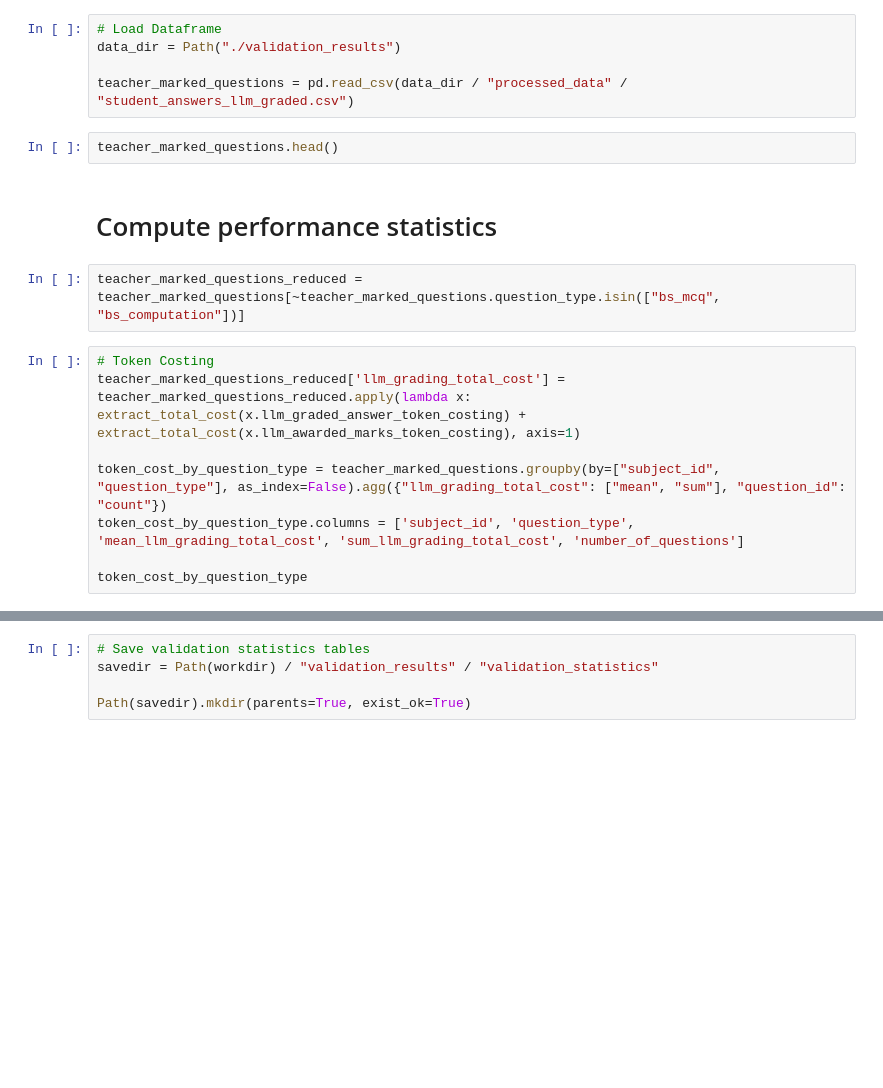
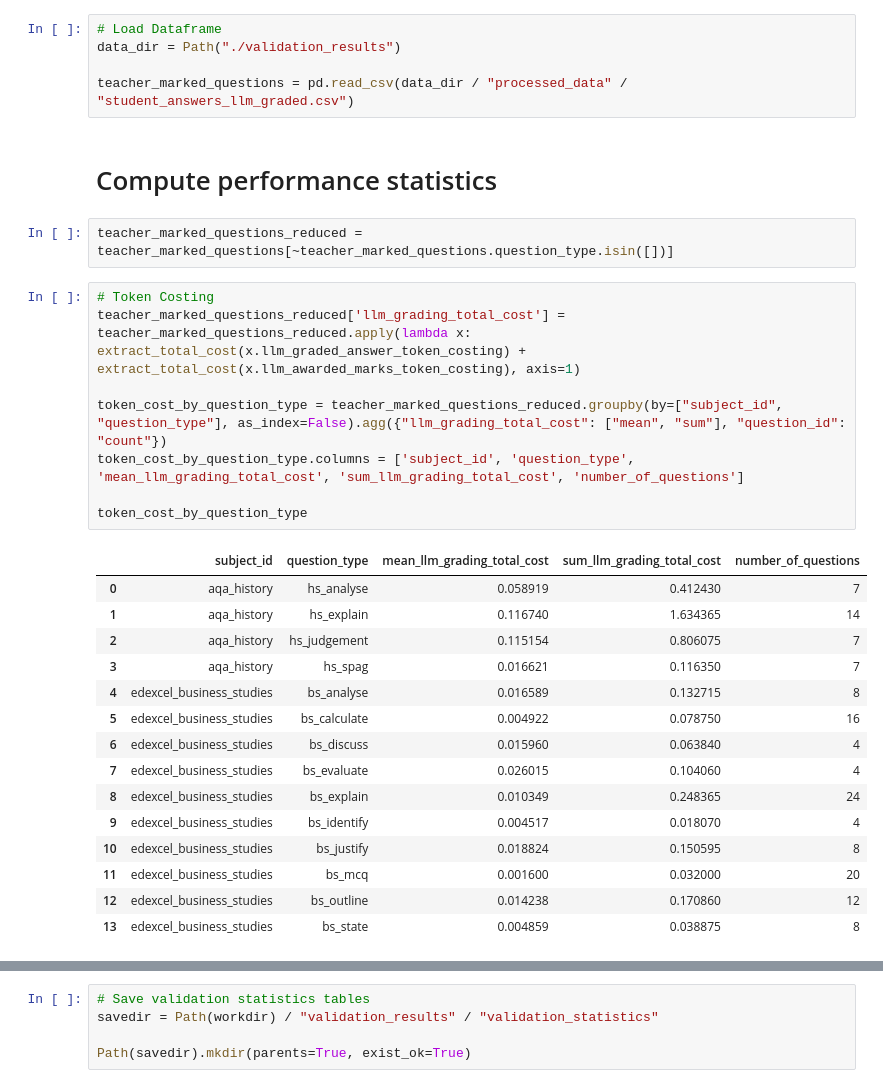
Before and after one commit to Equaite/audenshaw_exam_validation, a Jupyter notebook: question_validation/llm_question_validation.ipynb, the cells around one changed output, grey strips where cells are left out. Drawn from its saved outputs; the diff is of its cells as text; blank space fills up the shorter version.

```diff
--- a/question_validation/llm_question_validation.ipynb
+++ b/question_validation/llm_question_validation.ipynb
@@ -35,17 +41,31 @@ os.getcwd()
 data_dir = Path("./validation_results")
 
 teacher_marked_questions = pd.read_csv(data_dir / "processed_data" / "student_answers_llm_graded.csv")
-# %%
-teacher_marked_questions.head()
 # %% [markdown]
 # Compute performance statistics
 # %%
-teacher_marked_questions_reduced = teacher_marked_questions[~teacher_marked_questions.question_type.isin(["bs_mcq", "bs_computation"])]
+teacher_marked_questions_reduced = teacher_marked_questions[~teacher_marked_questions.question_type.isin([])]
 # %%
 # Token Costing
 teacher_marked_questions_reduced['llm_grading_total_cost'] = teacher_marked_questions_reduced.apply(lambda x: extract_total_cost(x.llm_graded_answer_token_costing) + extract_total_cost(x.llm_awarded_marks_token_costing), axis=1)
 
-token_cost_by_question_type = teacher_marked_questions.groupby(by=["subject_id", "question_type"], as_index=False).agg({"llm_grading_total_cost": ["mean", "sum"], "question_id": "count"})
+token_cost_by_question_type = teacher_marked_questions_reduced.groupby(by=["subject_id", "question_type"], as_index=False).agg({"llm_grading_total_cost": ["mean", "sum"], "question_id": "count"})
 token_cost_by_question_type.columns = ['subject_id', 'question_type', 'mean_llm_grading_total_cost', 'sum_llm_grading_total_cost', 'number_of_questions']
 
 token_cost_by_question_type
+# %% [output]
+|  | subject_id | question_type | mean_llm_grading_total_cost | sum_llm_grading_total_cost | number_of_questions |
+| 0 | aqa_history | hs_analyse | 0.058919 | 0.412430 | 7 |
+| 1 | aqa_history | hs_explain | 0.116740 | 1.634365 | 14 |
+| 2 | aqa_history | hs_judgement | 0.115154 | 0.806075 | 7 |
+| 3 | aqa_history | hs_spag | 0.016621 | 0.116350 | 7 |
+| 4 | edexcel_business_studies | bs_analyse | 0.016589 | 0.132715 | 8 |
+| 5 | edexcel_business_studies | bs_calculate | 0.004922 | 0.078750 | 16 |
+| 6 | edexcel_business_studies | bs_discuss | 0.015960 | 0.063840 | 4 |
+| 7 | edexcel_business_studies | bs_evaluate | 0.026015 | 0.104060 | 4 |
+| 8 | edexcel_business_studies | bs_explain | 0.010349 | 0.248365 | 24 |
+| 9 | edexcel_business_studies | bs_identify | 0.004517 | 0.018070 | 4 |
+| 10 | edexcel_business_studies | bs_justify | 0.018824 | 0.150595 | 8 |
+| 11 | edexcel_business_studies | bs_mcq | 0.001600 | 0.032000 | 20 |
+| 12 | edexcel_business_studies | bs_outline | 0.014238 | 0.170860 | 12 |
+| 13 | edexcel_business_studies | bs_state | 0.004859 | 0.038875 | 8 |
```
Also changed, not shown: parts of 11 cells of this notebook, 43 other files.
